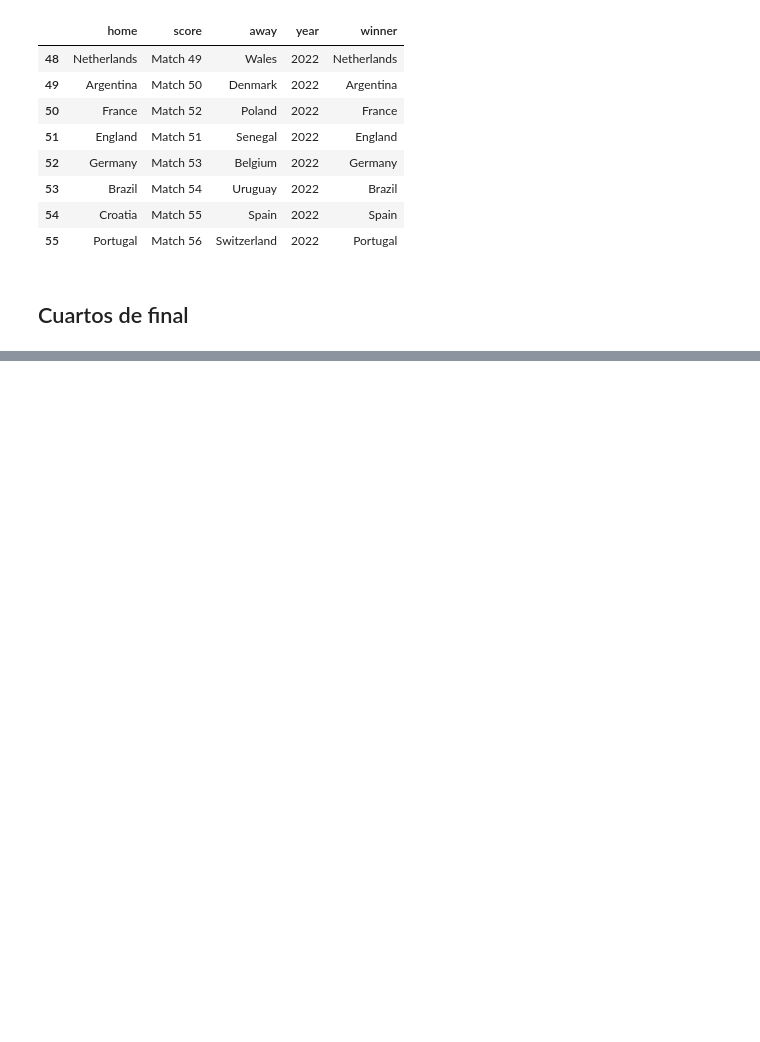
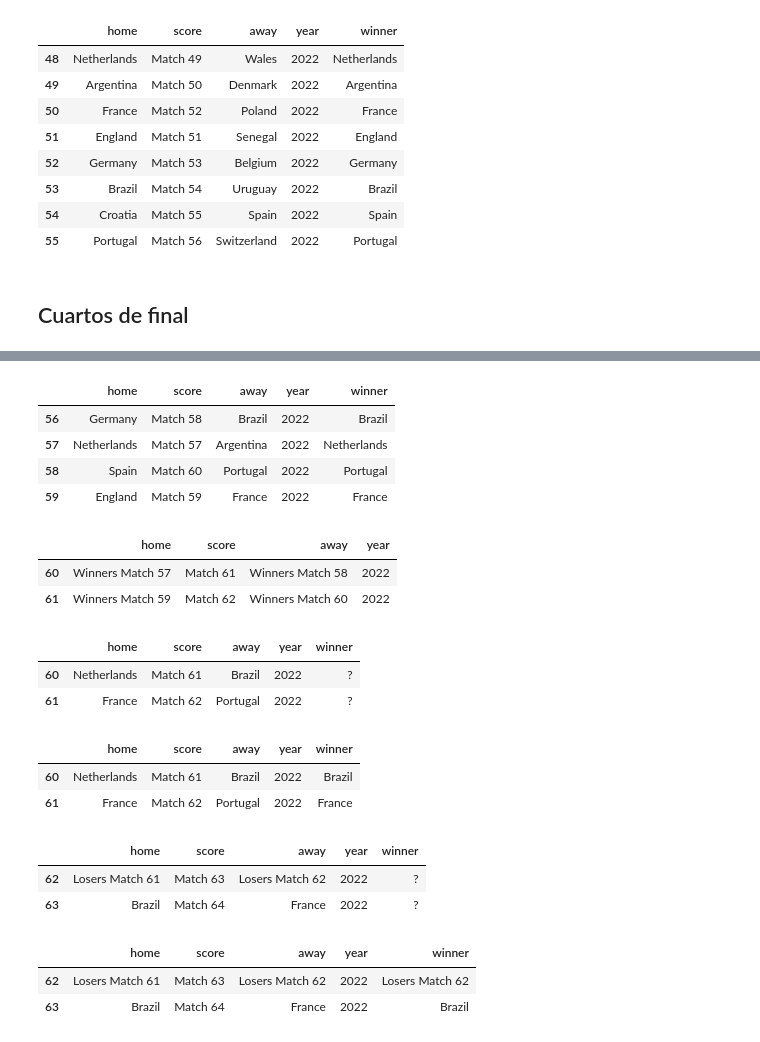
Before and after one commit to Gomezj1907/WC-2022-Predictions, a Jupyter notebook: 04_models/source/poisson.ipynb, the cells around one changed output, grey strips where cells are left out. Saved outputs shown, nothing was run; the diff lists cells and outputs as text; code cells hidden in the pictures; blank space fills up the shorter version.

```diff
--- a/04_models/source/poisson.ipynb
+++ b/04_models/source/poisson.ipynb
@@ -165,0 +190,38 @@ get_winner(df_fixture_knockout)
+# %%
+get_winner(df_fixture_quarter)
+# %% [output]
+|  | home | score | away | year | winner |
+| 56 | Germany | Match 58 | Brazil | 2022 | Brazil |
+| 57 | Netherlands | Match 57 | Argentina | 2022 | Netherlands |
+| 58 | Spain | Match 60 | Portugal | 2022 | Portugal |
+| 59 | England | Match 59 | France | 2022 | France |
+# %%
+df_fixture_semi
+# %% [output]
+|  | home | score | away | year |
+| 60 | Winners Match 57 | Match 61 | Winners Match 58 | 2022 |
+| 61 | Winners Match 59 | Match 62 | Winners Match 60 | 2022 |
+# %%
+update_table(df_fixture_quarter, df_fixture_semi)
+# %% [output]
+|  | home | score | away | year | winner |
+| 60 | Netherlands | Match 61 | Brazil | 2022 | ? |
+| 61 | France | Match 62 | Portugal | 2022 | ? |
+# %%
+get_winner(df_fixture_semi)
+# %% [output]
+|  | home | score | away | year | winner |
+| 60 | Netherlands | Match 61 | Brazil | 2022 | Brazil |
+| 61 | France | Match 62 | Portugal | 2022 | France |
+# %%
+update_table(df_fixture_semi, df_fixture_final)
+# %% [output]
+|  | home | score | away | year | winner |
+| 62 | Losers Match 61 | Match 63 | Losers Match 62 | 2022 | ? |
+| 63 | Brazil | Match 64 | France | 2022 | ? |
+# %%
+get_winner(df_fixture_final)
+# %% [output]
+|  | home | score | away | year | winner |
+| 62 | Losers Match 61 | Match 63 | Losers Match 62 | 2022 | Losers Match 62 |
+| 63 | Brazil | Match 64 | France | 2022 | Brazil |
```
Also changed, not shown: parts of 3 cells of this notebook.
